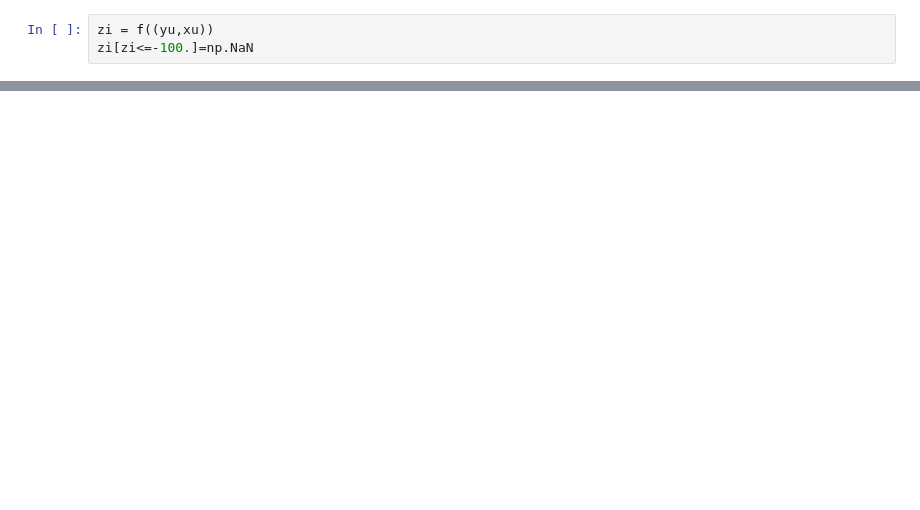
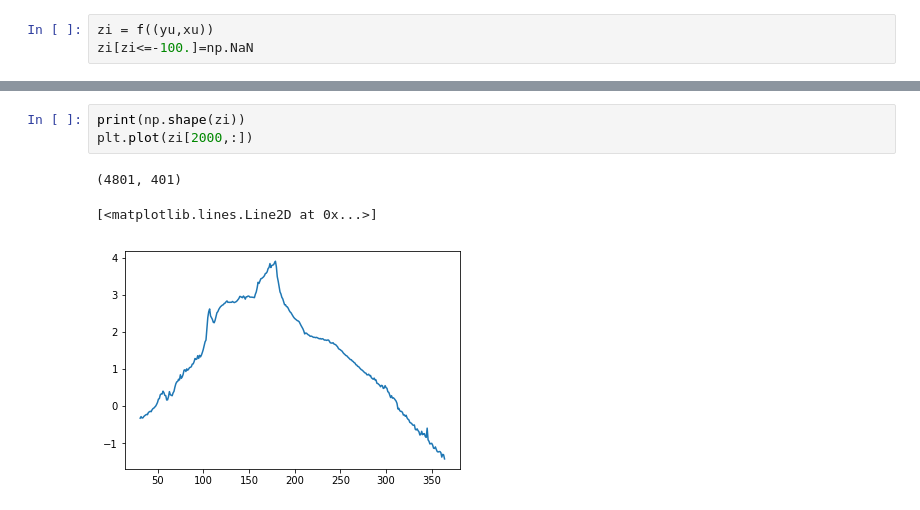
Before and after one commit to csherwood-usgs/Raster_calcs, a Jupyter notebook: test_loading_elevation_maps.ipynb, the cells around one changed output, grey strips where cells are left out. Saved outputs shown, nothing was run; the diff lists cells and outputs as text; blank space fills up the shorter version.

```diff
--- a/test_loading_elevation_maps.ipynb
+++ b/test_loading_elevation_maps.ipynb
@@ -188,0 +211,7 @@ plt.colorbar()
+# %%
+print(np.shape(zi))
+plt.plot(zi[2000,:])
+# %% [output]
+(4801, 401)
+[<matplotlib.lines.Line2D at 0x...>]
+[figure, added]
```
Also changed, not shown: parts of 14 cells of this notebook.
